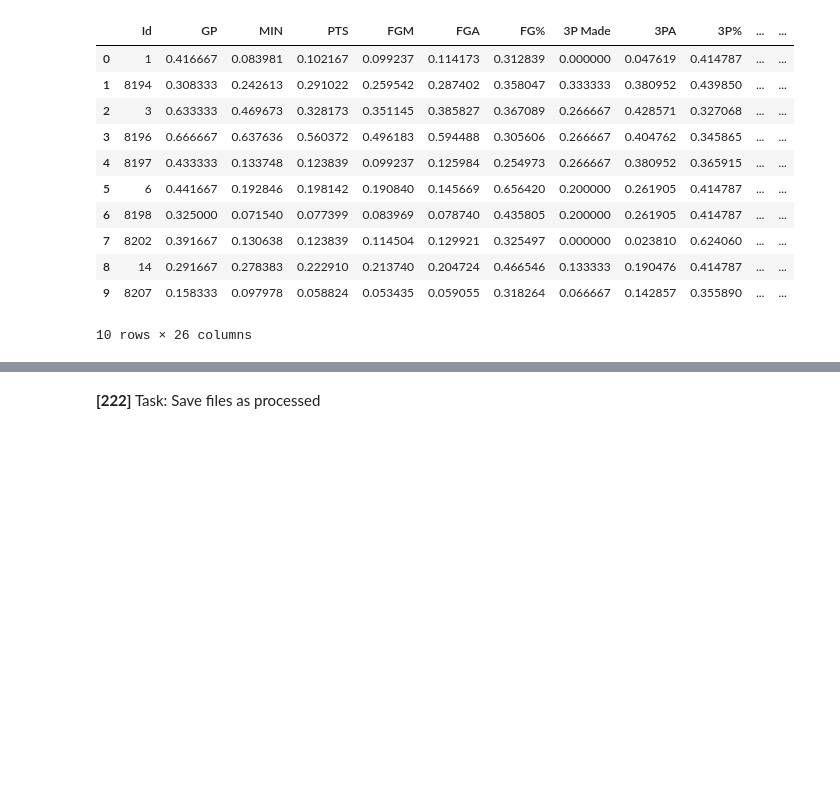
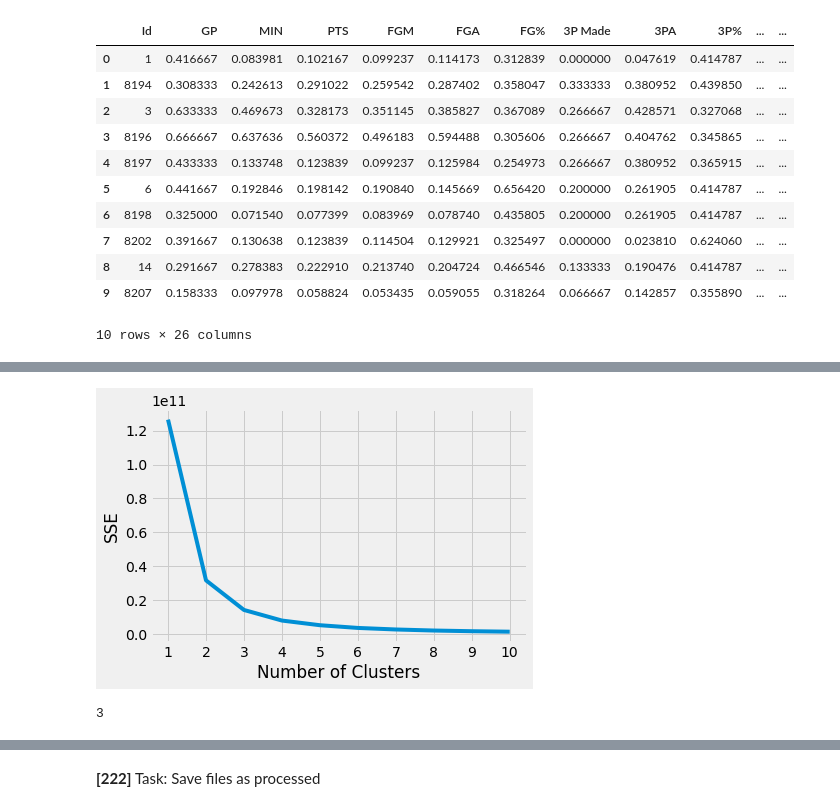
Before and after one commit to nuwanprabhath/kaggle-nba-career-prediction, a Jupyter notebook: notebooks/fragar_nathan-93087548-dataprep.ipynb, the cells around one changed output, grey strips where cells are left out. Cells and saved outputs as stored; diff of their text form; code cells hidden in the pictures; blank space fills up the shorter version.

```diff
--- a/notebooks/fragar_nathan-93087548-dataprep.ipynb
+++ b/notebooks/fragar_nathan-93087548-dataprep.ipynb
@@ -565,7 +567,7 @@ X_train_cleaned = X_train_cleaned.drop(X_train_cleaned_scaled.columns,axis=1)
 X_test_cleaned = X_test_cleaned.drop(X_test_cleaned_scaled.columns,axis=1)
 # %%
 # Concatenate frames to re-construct with scaled values + target (as appropriate)
-df_train_cleaned = pd.concat([X_train_cleaned, X_train_cleaned_scaled,y_train_cleaned], axis=1)
+df_train_cleaned = pd.concat([X_train_cleaned, X_train_cleaned_scaled], axis=1)
 df_test_cleaned = pd.concat([X_test_cleaned, X_test_cleaned_scaled], axis=1)
 # %%
 df_train_cleaned.head(10)
@@ -599,0 +625,31 @@ df_test_cleaned.head(10)
+# %%
+# Create Kmeans Dictionary to assess elbow and sillhoette methods
+kmeans_kwargs = {
+                    "init": "random",
+                    "n_init": 10,
+                    "max_iter": 300,
+                    "random_state": 8,
+                }
+# %%
+# A list holds the SSE values for each k
+sse = []
+for k in range(1, 11):
+    kmeans = KMeans(n_clusters=k, **kmeans_kwargs)
+    kmeans.fit(df_train_cleaned)
+    sse.append(kmeans.inertia_)
+# %%
+# Plot Clusters vs SSE
+plt.style.use("fivethirtyeight")
+plt.plot(range(1, 11), sse)
+plt.xticks(range(1, 11))
+plt.xlabel("Number of Clusters")
+plt.ylabel("SSE")
+plt.show()
+# %% [output]
+[figure, added]
+# %%
+kl = KneeLocator(range(1, 11), sse, curve="convex", direction="decreasing")
+
+kl.elbow
+# %% [output]
+3
```
Also changed, not shown: parts of 23 cells of this notebook.
